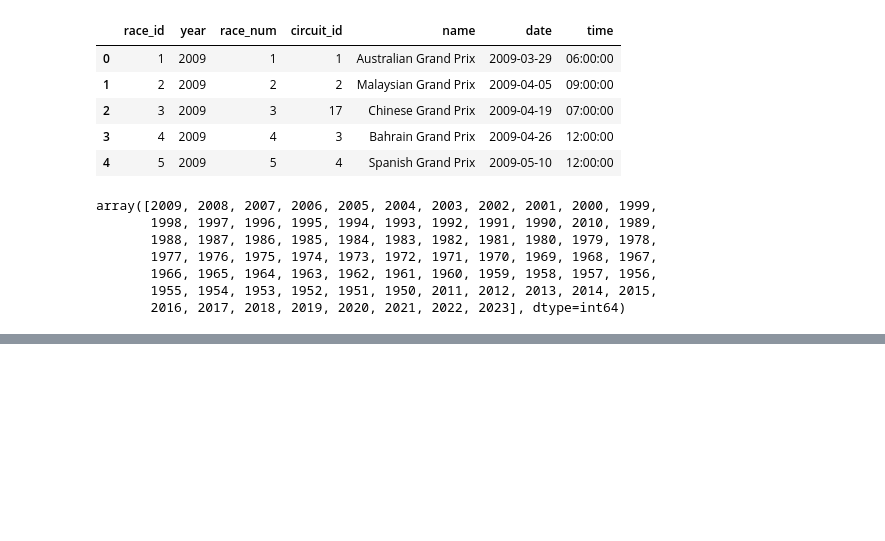
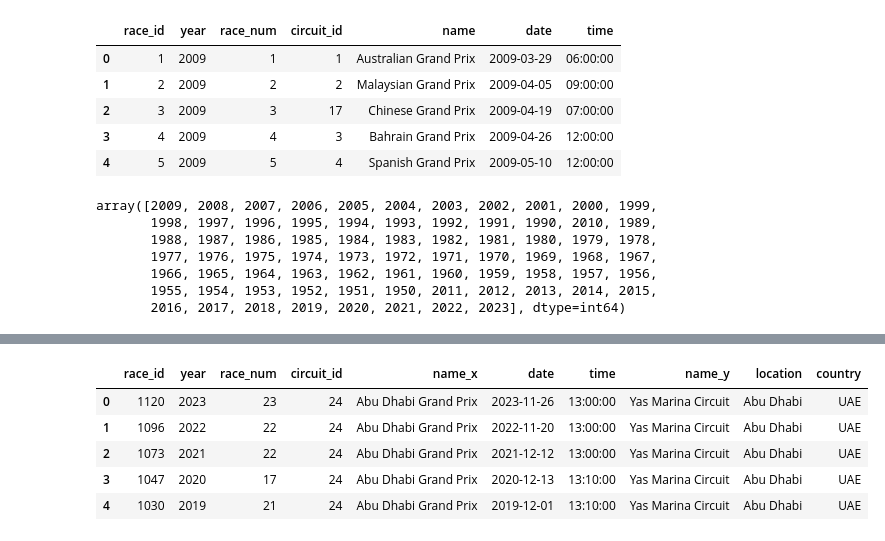
Before and after one commit to JuanGouveia/ETL-Project, a Jupyter notebook: code/book.ipynb, the cells around one changed output, grey strips where cells are left out. Saved outputs shown, nothing was run; the diff lists cells and outputs as text; code cells hidden in the pictures; blank space fills up the shorter version.

```diff
--- a/code/book.ipynb
+++ b/code/book.ipynb
@@ -84,3 +84,6 @@ array([2009, 2008, 2007, 2006, 2005, 2004, 2003, 2002, 2001, 2000, 1999,
        1966, 1965, 1964, 1963, 1962, 1961, 1960, 1959, 1958, 1957, 1956,
        1955, 1954, 1953, 1952, 1951, 1950, 2011, 2012, 2013, 2014, 2015,
        2016, 2017, 2018, 2019, 2020, 2021, 2022, 2023], dtype=int64)
+# %%
+data_races = data_races.sort_values(by = 'date', ascending = False)
+data_races.head()
@@ -86,0 +97,2 @@ array([2009, 2008, 2007, 2006, 2005, 2004, 2003, 2002, 2001, 2000, 1999,
+# %%
+data_races = data_races.reset_index(drop = True)
@@ -86,0 +108,11 @@ array([2009, 2008, 2007, 2006, 2005, 2004, 2003, 2002, 2001, 2000, 1999,
+# %%
+# unir los dataframes
+data_merged = pd.merge(data_races, data_circuits, on = 'circuit_id')
+data_merged.head()
+# %% [output]
+|  | race_id | year | race_num | circuit_id | name_x | date | time | name_y | location | country |
+| 0 | 1120 | 2023 | 23 | 24 | Abu Dhabi Grand Prix | 2023-11-26 | 13:00:00 | Yas Marina Circuit | Abu Dhabi | UAE |
+| 1 | 1096 | 2022 | 22 | 24 | Abu Dhabi Grand Prix | 2022-11-20 | 13:00:00 | Yas Marina Circuit | Abu Dhabi | UAE |
+| 2 | 1073 | 2021 | 22 | 24 | Abu Dhabi Grand Prix | 2021-12-12 | 13:00:00 | Yas Marina Circuit | Abu Dhabi | UAE |
+| 3 | 1047 | 2020 | 17 | 24 | Abu Dhabi Grand Prix | 2020-12-13 | 13:10:00 | Yas Marina Circuit | Abu Dhabi | UAE |
+| 4 | 1030 | 2019 | 21 | 24 | Abu Dhabi Grand Prix | 2019-12-01 | 13:10:00 | Yas Marina Circuit | Abu Dhabi | UAE |
```
Also changed, not shown: parts of 11 cells of this notebook.
